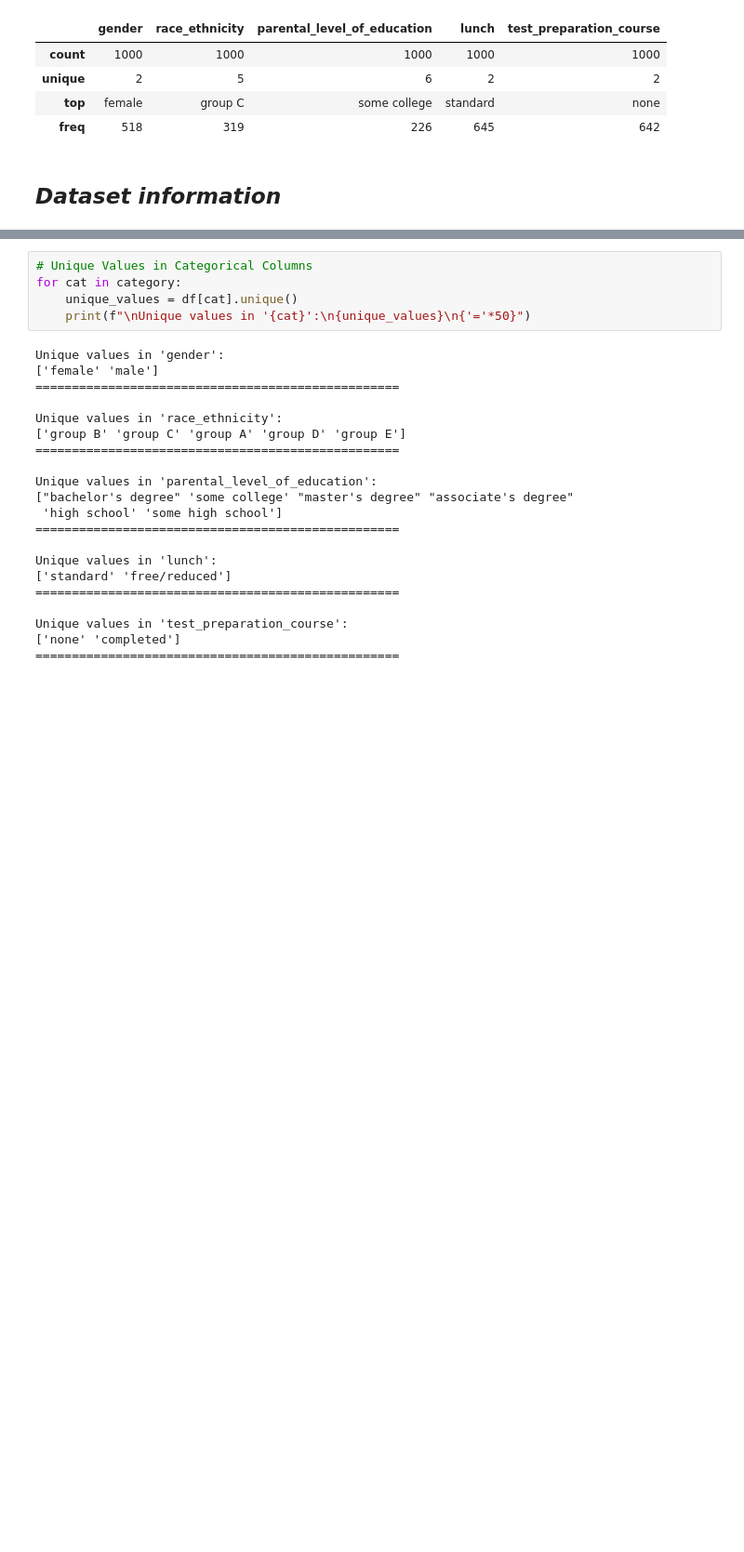
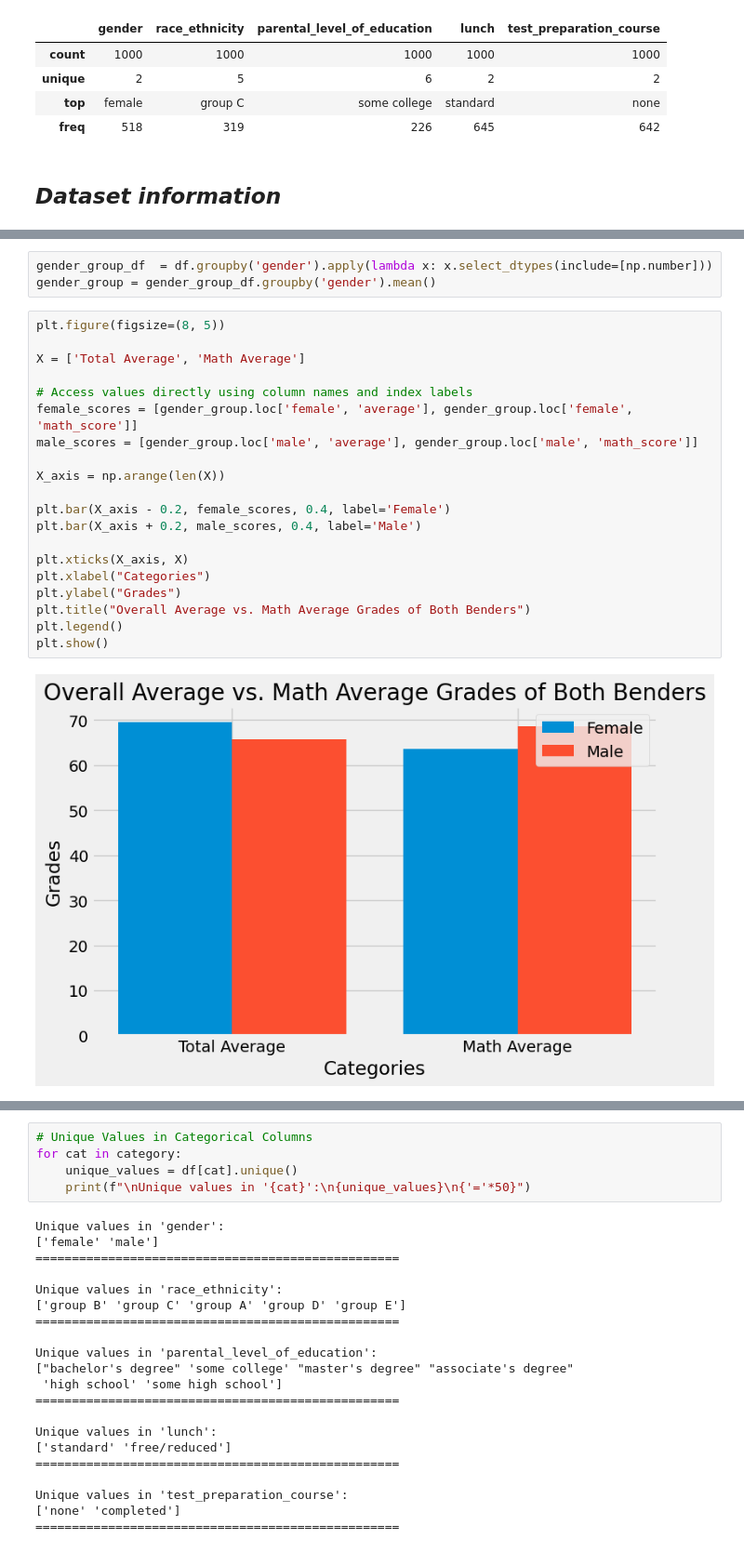
Before and after one commit to ellie-has/mlproject, a Jupyter notebook: notebook/1.EDA.ipynb, the cells around one changed output, grey strips where cells are left out. Shown at 93% size. Cells and saved outputs as stored; diff of their text form; blank space fills up the shorter version.

```diff
--- a/notebook/1.EDA.ipynb
+++ b/notebook/1.EDA.ipynb
@@ -115,0 +122,25 @@ sns.pairplot(numerical)
+# %%
+gender_group_df  = df.groupby('gender').apply(lambda x: x.select_dtypes(include=[np.number]))
+gender_group = gender_group_df.groupby('gender').mean()
+# %%
+plt.figure(figsize=(8, 5))
+
+X = ['Total Average', 'Math Average']
+
+# Access values directly using column names and index labels
+female_scores = [gender_group.loc['female', 'average'], gender_group.loc['female', 'math_score']]
+male_scores = [gender_group.loc['male', 'average'], gender_group.loc['male', 'math_score']]
+
+X_axis = np.arange(len(X))
+
+plt.bar(X_axis - 0.2, female_scores, 0.4, label='Female')
+plt.bar(X_axis + 0.2, male_scores, 0.4, label='Male')
+
+plt.xticks(X_axis, X)
+plt.xlabel("Categories")
+plt.ylabel("Grades")
+plt.title("Overall Average vs. Math Average Grades of Both Benders")
+plt.legend()
+plt.show()
+# %% [output]
+[figure, added]
```
Also changed, not shown: parts of 18 cells of this notebook.
